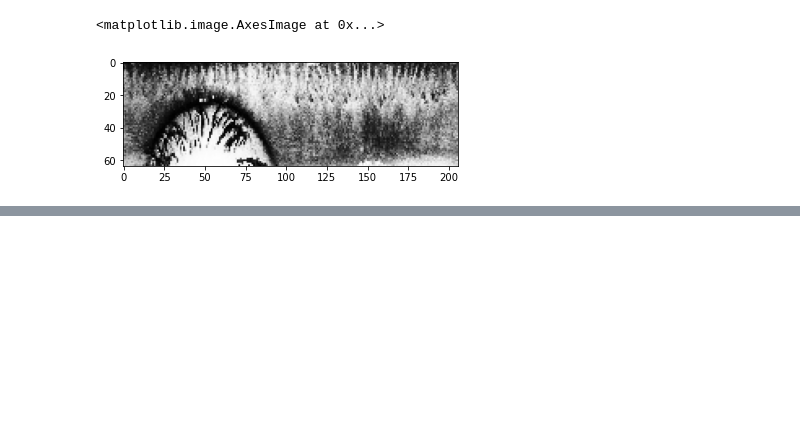
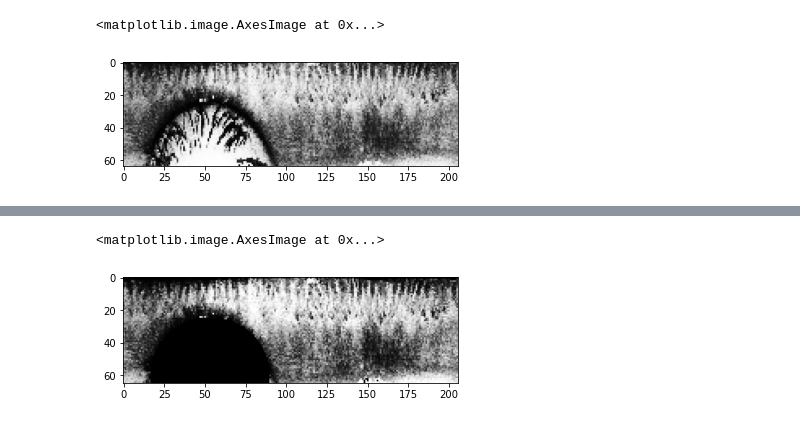
Before and after one commit to kmohebbizadeh/AML-for-Image-Analysis-Iris-Recognition, a Jupyter notebook: test.ipynb, the cells around one changed output, grey strips where cells are left out. Cells and saved outputs as stored; diff of their text form; code cells hidden in the pictures; blank space fills up the shorter version.

```diff
--- a/test.ipynb
+++ b/test.ipynb
@@ -184,0 +291,12 @@ plt.imshow(enhanced)
+# %%
+test = cv2.cvtColor(xd, cv2.COLOR_BGR2GRAY)
+test = cv2.equalizeHist(test)
+enhanced = cv2.cvtColor(test, cv2.COLOR_BGR2RGB)
+plt.imshow(enhanced)
+# plt.show()
+
+# cv2.imshow('detected circles', test)
+# cv2.waitKey(0)
+# %% [output]
+<matplotlib.image.AxesImage at 0x...>
+[figure, added]
```
Also changed, not shown: parts of 6 cells of this notebook.
